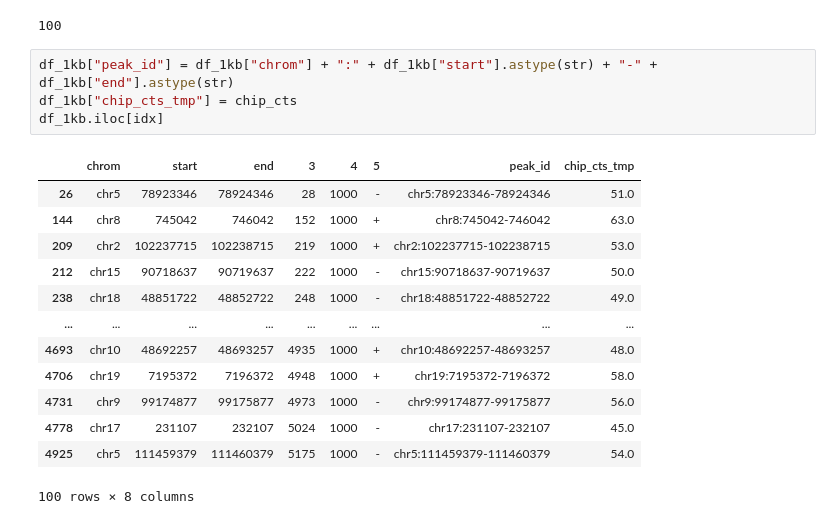
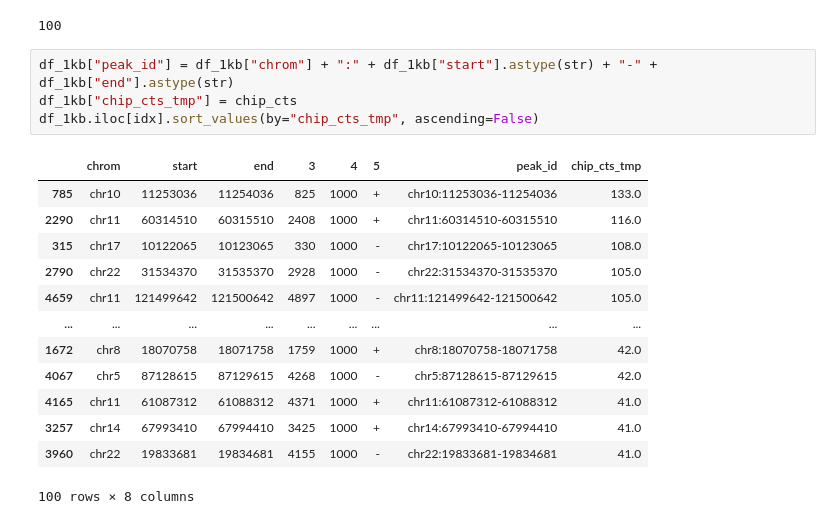
Before and after one commit to kundajelab/histobpnet, a Jupyter notebook: experiments/valeh/notebooks/1_19_2026.ipynb, the cells around one changed output. Cells and saved outputs as stored; diff of their text form.

```diff
--- a/experiments/valeh/notebooks/1_19_2026.ipynb
+++ b/experiments/valeh/notebooks/1_19_2026.ipynb
@@ -1149,18 +1147,18 @@ len(idx)
 # %%
 df_1kb["peak_id"] = df_1kb["chrom"] + ":" + df_1kb["start"].astype(str) + "-" + df_1kb["end"].astype(str)
 df_1kb["chip_cts_tmp"] = chip_cts
-df_1kb.iloc[idx]
+df_1kb.iloc[idx].sort_values(by="chip_cts_tmp", ascending=False)
 # %% [output]
 |  | chrom | start | end | 3 | 4 | 5 | peak_id | chip_cts_tmp |
-| 26 | chr5 | 78923346 | 78924346 | 28 | 1000 | - | chr5:78923346-78924346 | 51.0 |
-| 144 | chr8 | 745042 | 746042 | 152 | 1000 | + | chr8:745042-746042 | 63.0 |
-| 209 | chr2 | 102237715 | 102238715 | 219 | 1000 | + | chr2:102237715-102238715 | 53.0 |
-| 212 | chr15 | 90718637 | 90719637 | 222 | 1000 | - | chr15:90718637-90719637 | 50.0 |
-| 238 | chr18 | 48851722 | 48852722 | 248 | 1000 | - | chr18:48851722-48852722 | 49.0 |
+| 785 | chr10 | 11253036 | 11254036 | 825 | 1000 | + | chr10:11253036-11254036 | 133.0 |
+| 2290 | chr11 | 60314510 | 60315510 | 2408 | 1000 | + | chr11:60314510-60315510 | 116.0 |
+| 315 | chr17 | 10122065 | 10123065 | 330 | 1000 | - | chr17:10122065-10123065 | 108.0 |
+| 2790 | chr22 | 31534370 | 31535370 | 2928 | 1000 | - | chr22:31534370-31535370 | 105.0 |
+| 4659 | chr11 | 121499642 | 121500642 | 4897 | 1000 | - | chr11:121499642-121500642 | 105.0 |
 | ... | ... | ... | ... | ... | ... | ... | ... | ... |
-| 4693 | chr10 | 48692257 | 48693257 | 4935 | 1000 | + | chr10:48692257-48693257 | 48.0 |
-| 4706 | chr19 | 7195372 | 7196372 | 4948 | 1000 | + | chr19:7195372-7196372 | 58.0 |
-| 4731 | chr9 | 99174877 | 99175877 | 4973 | 1000 | - | chr9:99174877-99175877 | 56.0 |
-| 4778 | chr17 | 231107 | 232107 | 5024 | 1000 | - | chr17:231107-232107 | 45.0 |
-| 4925 | chr5 | 111459379 | 111460379 | 5175 | 1000 | - | chr5:111459379-111460379 | 54.0 |
+| 1672 | chr8 | 18070758 | 18071758 | 1759 | 1000 | + | chr8:18070758-18071758 | 42.0 |
+| 4067 | chr5 | 87128615 | 87129615 | 4268 | 1000 | - | chr5:87128615-87129615 | 42.0 |
+| 4165 | chr11 | 61087312 | 61088312 | 4371 | 1000 | + | chr11:61087312-61088312 | 41.0 |
+| 3257 | chr14 | 67993410 | 67994410 | 3425 | 1000 | + | chr14:67993410-67994410 | 41.0 |
+| 3960 | chr22 | 19833681 | 19834681 | 4155 | 1000 | - | chr22:19833681-19834681 | 41.0 |
 100 rows × 8 columns
```
Also changed, not shown: parts of 9 cells of this notebook, 6 other files.
